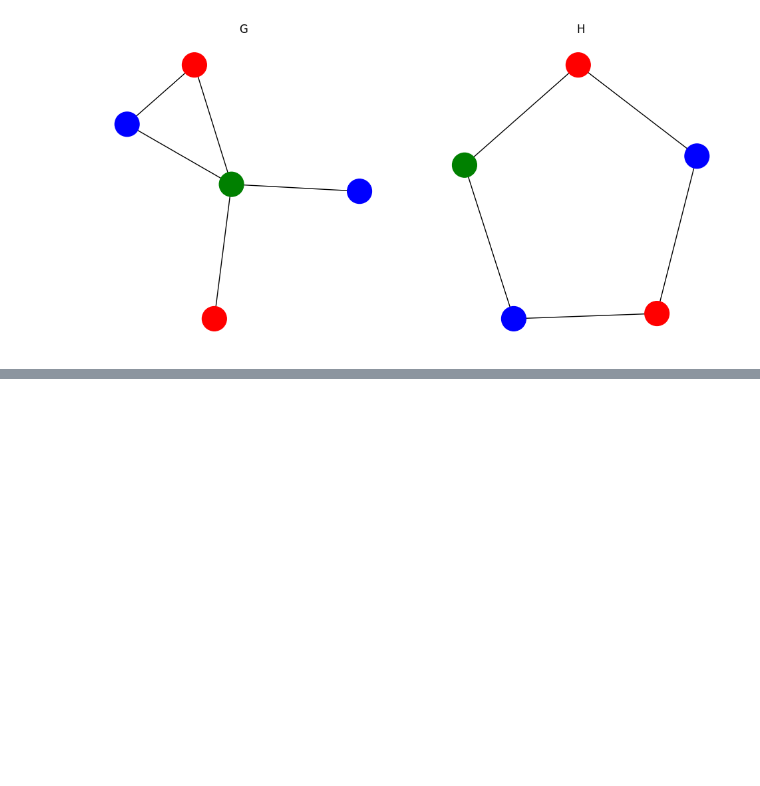
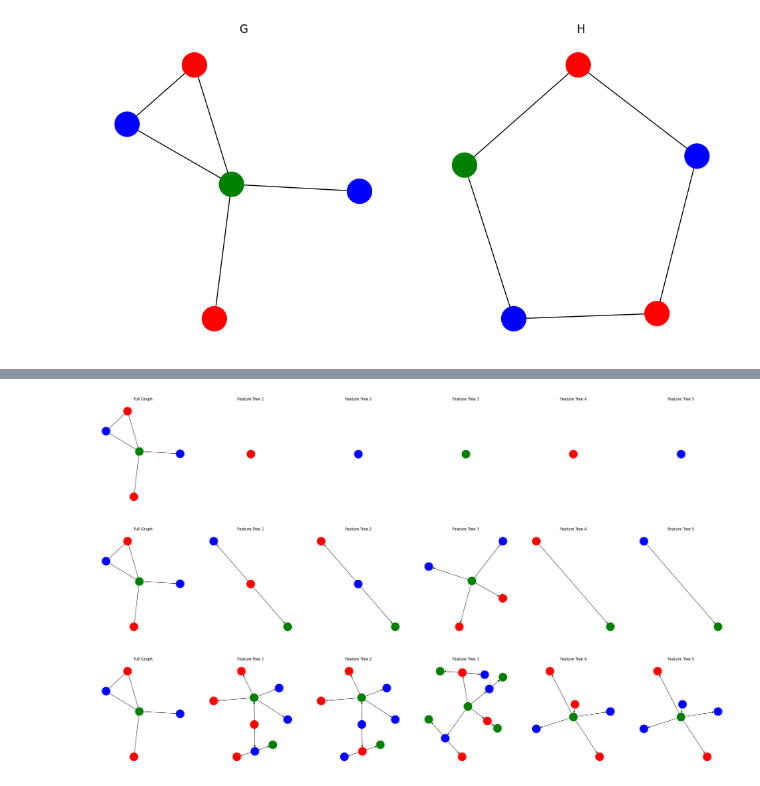
Before and after one commit to CameronBraunstein/talktorial, a Jupyter notebook: TalktorialTemplate.ipynb, the cells around one changed output, grey strips where cells are left out. Cells and saved outputs as stored; diff of their text form; code cells hidden in the pictures; blank space fills up the shorter version.

```diff
--- a/TalktorialTemplate.ipynb
+++ b/TalktorialTemplate.ipynb
@@ -1248,0 +359,67 @@ Ask *at least three questions* that the user should be able to answer after doin
+# %%
+#Collect all neighboring feature trees
+def WL_aggregate(neighbors,G_trees):
+    neighbor_trees = []
+    for neighbor in neighbors:
+        copy_neighbor_tree = G_trees[neighbor].copy()
+        neighbor_trees.append(copy_neighbor_tree)
+    return neighbor_trees
+
+#Combine the neighboring feature trees into a single tree
+def WL_combine(node,aggregate_result,G):
+    new_tree = nx.DiGraph()
+    new_tree.add_node(node,color=G.nodes[node]['color'])
+    for neighbor_tree in aggregate_result:
+        mapping = {node: node + max(new_tree.nodes)+1 for node in neighbor_tree.nodes}
+        mapped_neighbor_tree = nx.relabel_nodes(neighbor_tree, mapping)
+        new_tree = nx.compose(new_tree, mapped_neighbor_tree)
+        new_tree.add_edge(node, min(mapped_neighbor_tree.nodes))
+    return new_tree
+
+#Perform K rounds of feature tree aggregations and combinations of graph G
+def WL_encodings(G,K):
+    #Initialize features.
+    G_trees = {}
+    for node in G.nodes:
+        #Node features are initially a single node tree with the original node's color
+        tree_root = nx.DiGraph()
+        tree_root.add_node(node,color=G.nodes[node]['color'])
+        G_trees[node] = tree_root
+
+    for k in range(K):
+        aggregate_results = {}
+        for node in G.nodes:
+            #Aggregate features from neighboring nodes
+            neighbors = list(G.neighbors(node))
+            aggregate_results[node] = WL_aggregate(neighbors,G_trees)
+
+        for node in G.nodes:
+            #Combine the aggregated features with the node itself
+            aggregate_result = aggregate_results[node]
+            combine_result = WL_combine(node,aggregate_result,G)
+            G_trees[node] = combine_result
+
+    return G_trees
+
+
+#Build displays for K= 0,1,2
+G_encodings = WL_encodings(G,K=0)
+display_args = {
+    DisplayArgs.GRAPHS: [G,G_encodings[0], G_encodings[1],G_encodings[2],G_encodings[3],G_encodings[4]],
+    DisplayArgs.TITLES: ['Full Graph','Feature Tree 1', 'Feature Tree 2','Feature Tree 3','Feature Tree 4','Feature Tree 5'],
+    DisplayArgs.SEEDS: [1,1,1,1,0,0]
+}
+display_graphs(display_args)
+
+G_encodings = WL_encodings(G,K=1)
+display_args[DisplayArgs.GRAPHS]= [G,G_encodings[0], G_encodings[1],G_encodings[2],G_encodings[3],G_encodings[4]]
+display_graphs(display_args)
+
+G_encodings = WL_encodings(G,K=2)
+display_args[DisplayArgs.GRAPHS]= [G,G_encodings[0], G_encodings[1],G_encodings[2],G_encodings[3],G_encodings[4]]
+
+display_graphs(display_args)
+# %% [output]
+[figure, added]
+[figure, added]
+[figure, added]
```
Also changed, not shown: parts of 75 cells of this notebook.
